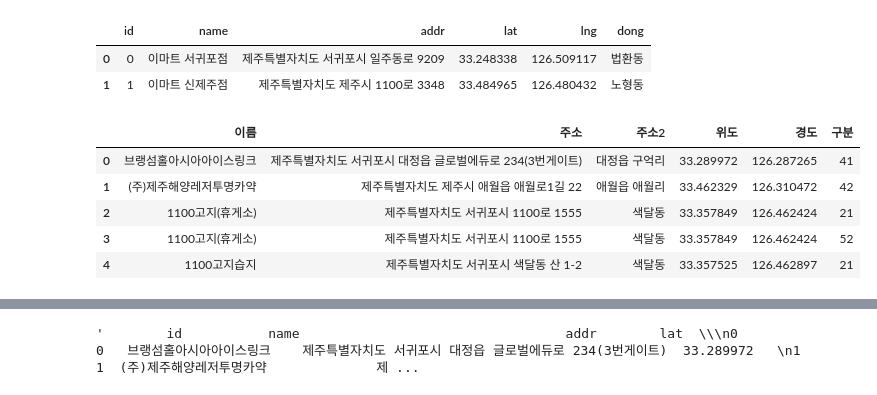
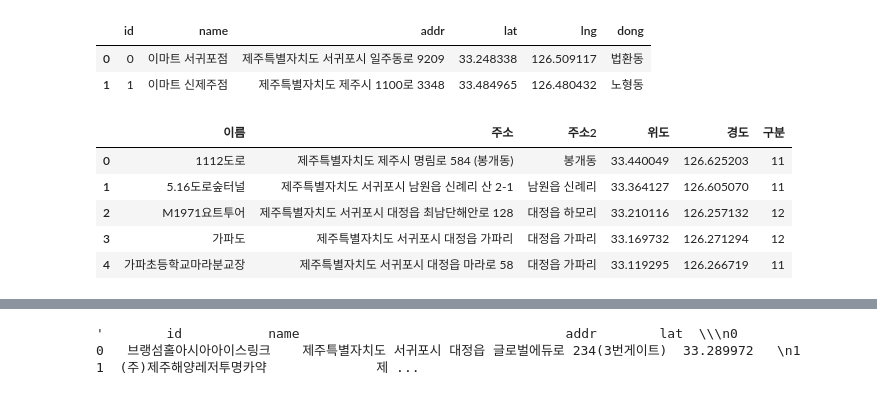
Before and after one commit to dothouse/practice, a Jupyter notebook: data/final/data_to_sqlite.ipynb, the cells around one changed output, grey strips where cells are left out. Drawn from its saved outputs; the diff is of its cells as text; code cells hidden in the pictures.

```diff
--- a/data/final/data_to_sqlite.ipynb
+++ b/data/final/data_to_sqlite.ipynb
@@ -174,15 +174,15 @@ df_mart.head(2)
 # %%
 df_mart.to_csv('d://song/project1_practice/data/final_data/mart.csv', index = False)
 # %%
-df_tour = pd.read_csv('d://song/project1_practice/data/final/제주_관광지_최종.csv')
+df_tour = pd.read_csv('d://song/project1_practice/data/final/240122_jeju_visit.csv')
 df_tour.head()
 # %% [output]
 |  | 이름 | 주소 | 주소2 | 위도 | 경도 | 구분 |
-| 0 | 브랭섬홀아시아아이스링크 | 제주특별자치도 서귀포시 대정읍 글로벌에듀로 234(3번게이트) | 대정읍 구억리 | 33.289972 | 126.287265 | 41 |
-| 1 | (주)제주해양레저투명카약 | 제주특별자치도 제주시 애월읍 애월로1길 22 | 애월읍 애월리 | 33.462329 | 126.310472 | 42 |
-| 2 | 1100고지(휴게소) | 제주특별자치도 서귀포시 1100로 1555 | 색달동 | 33.357849 | 126.462424 | 21 |
-| 3 | 1100고지(휴게소) | 제주특별자치도 서귀포시 1100로 1555 | 색달동 | 33.357849 | 126.462424 | 52 |
-| 4 | 1100고지습지 | 제주특별자치도 서귀포시 색달동 산 1-2 | 색달동 | 33.357525 | 126.462897 | 21 |
+| 0 | 1112도로 | 제주특별자치도 제주시 명림로 584 (봉개동) | 봉개동 | 33.440049 | 126.625203 | 11 |
+| 1 | 5.16도로숲터널 | 제주특별자치도 서귀포시 남원읍 신례리 산 2-1 | 남원읍 신례리 | 33.364127 | 126.605070 | 11 |
+| 2 | M1971요트투어 | 제주특별자치도 서귀포시 대정읍 최남단해안로 128 | 대정읍 하모리 | 33.210116 | 126.257132 | 12 |
+| 3 | 가파도 | 제주특별자치도 서귀포시 대정읍 가파리 | 대정읍 가파리 | 33.169732 | 126.271294 | 12 |
+| 4 | 가파초등학교마라분교장 | 제주특별자치도 서귀포시 대정읍 마라로 58 | 대정읍 가파리 | 33.119295 | 126.266719 | 11 |
 # %%
 df_tour.reset_index(inplace=True)
 df_tour.columns = ['id', 'name',  'addr' ,  'dong' ,'lat', 'lng' , 'detailtype']
```
Also changed, not shown: parts of 3 cells of this notebook, 14 other files.
